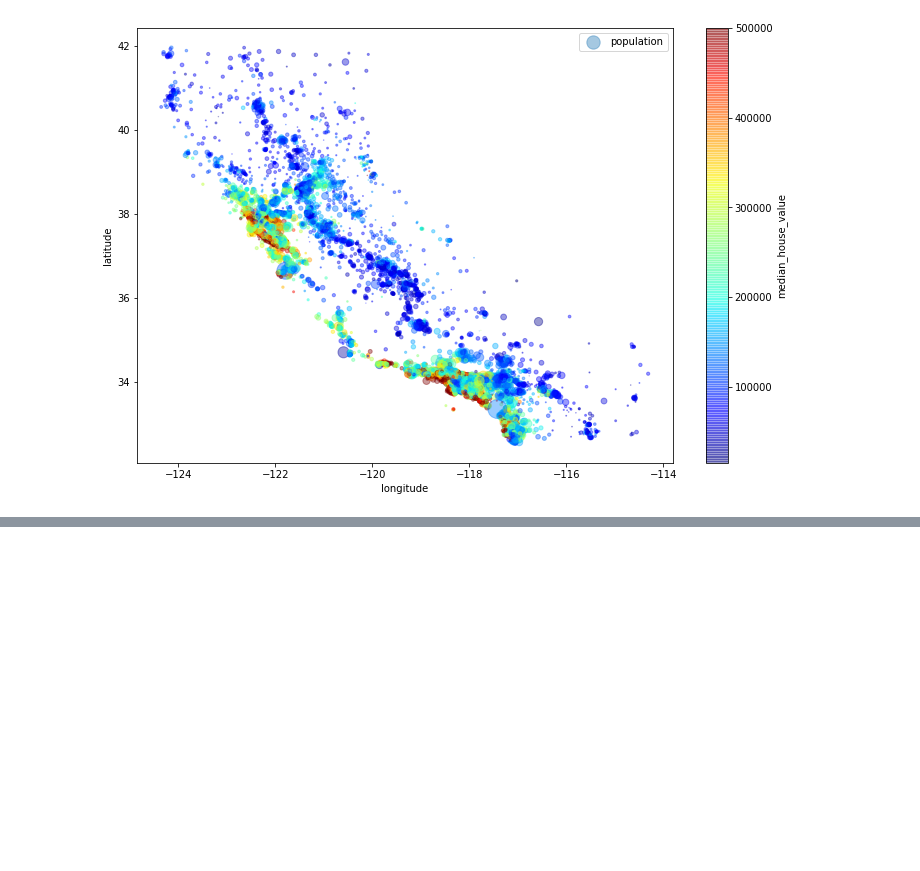
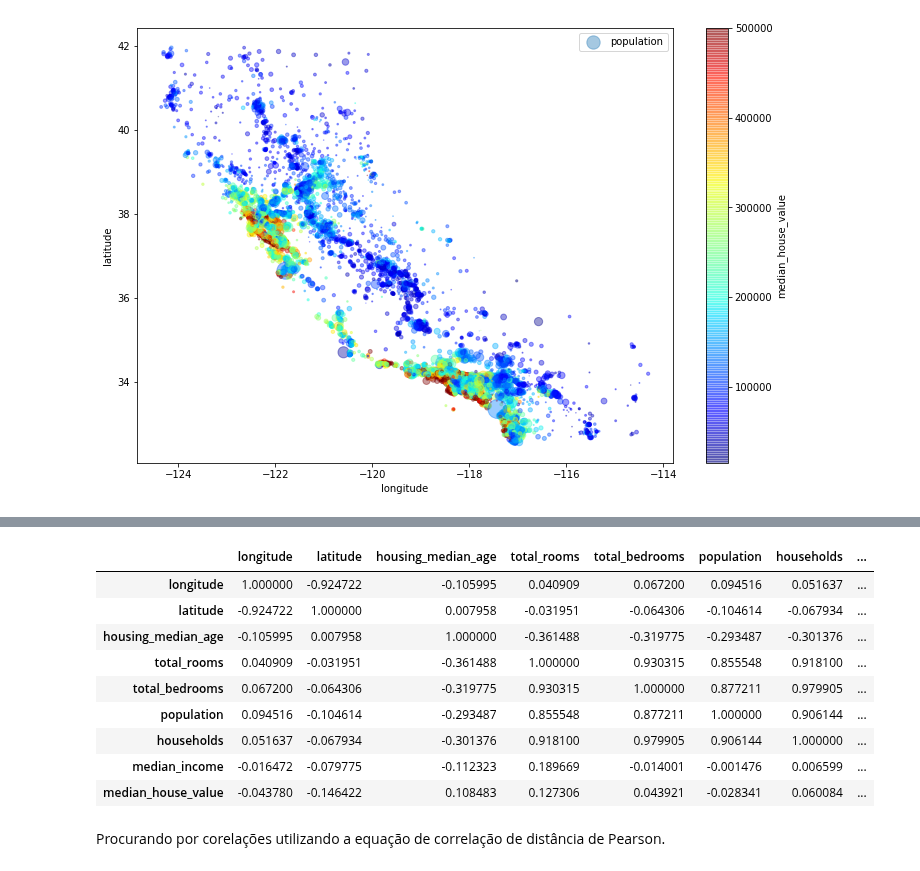
Before and after one commit to AyrtonCossuol/boston-test-dataset-analysis, a Jupyter notebook: california_housing_prince_prediction/California_Housing_Price_Prediction.ipynb, the cells around one changed output, grey strips where cells are left out. Drawn from its saved outputs; the diff is of its cells as text; code cells hidden in the pictures; blank space fills up the shorter version.

```diff
--- a/california_housing_prince_prediction/California_Housing_Price_Prediction.ipynb
+++ b/california_housing_prince_prediction/California_Housing_Price_Prediction.ipynb
@@ -157,0 +176,15 @@ plt.legend()
+# %%
+housing.corr()
+# %% [output]
+|  | longitude | latitude | housing_median_age | total_rooms | total_bedrooms | population | households | ... |
+| longitude | 1.000000 | -0.924722 | -0.105995 | 0.040909 | 0.067200 | 0.094516 | 0.051637 | ... |
+| latitude | -0.924722 | 1.000000 | 0.007958 | -0.031951 | -0.064306 | -0.104614 | -0.067934 | ... |
+| housing_median_age | -0.105995 | 0.007958 | 1.000000 | -0.361488 | -0.319775 | -0.293487 | -0.301376 | ... |
+| total_rooms | 0.040909 | -0.031951 | -0.361488 | 1.000000 | 0.930315 | 0.855548 | 0.918100 | ... |
+| total_bedrooms | 0.067200 | -0.064306 | -0.319775 | 0.930315 | 1.000000 | 0.877211 | 0.979905 | ... |
+| population | 0.094516 | -0.104614 | -0.293487 | 0.855548 | 0.877211 | 1.000000 | 0.906144 | ... |
+| households | 0.051637 | -0.067934 | -0.301376 | 0.918100 | 0.979905 | 0.906144 | 1.000000 | ... |
+| median_income | -0.016472 | -0.079775 | -0.112323 | 0.189669 | -0.014001 | -0.001476 | 0.006599 | ... |
+| median_house_value | -0.043780 | -0.146422 | 0.108483 | 0.127306 | 0.043921 | -0.028341 | 0.060084 | ... |
+# %% [markdown]
+Procurando por corelações utilizando a equação de correlação de distância de Pearson.
```
Also changed, not shown: parts of 3 cells of this notebook, 1 other file.
